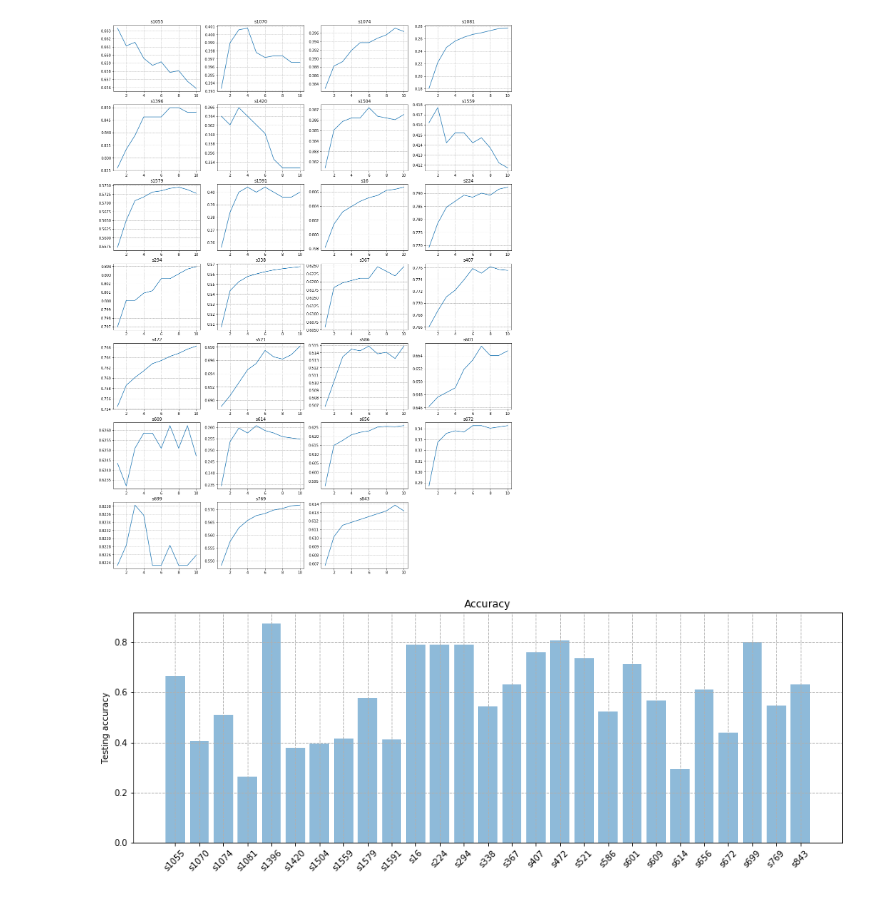
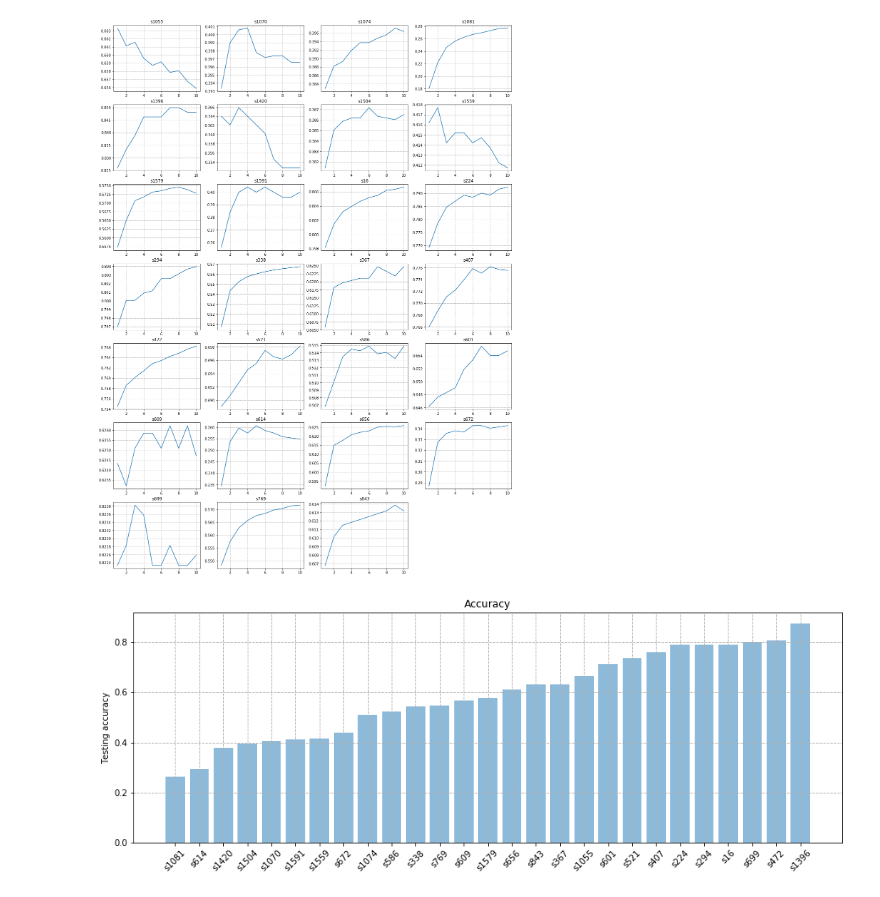
Before and after one commit to qiminchen/CoralNet, a Jupyter notebook: test_eval.ipynb, the cells around one changed output. Drawn from its saved outputs; the diff is of its cells as text; code cells hidden in the pictures.

```diff
--- a/test_eval.ipynb
+++ b/test_eval.ipynb
@@ -22,20 +22,22 @@ for i in range(len(evaluate_list)):
 # %%
 test_acc = []
 x_tick = [i.split('.')[0] for i in evaluate_list]
 for i in range(len(evaluate_list)):
     filename = '/home/qimin/Downloads/eval_all/' + evaluate_list[i]
     with open(filename, 'r') as f:
         status = json.load(f)
     test_acc.append(sum(status['acc'])/len(status['acc']))
+x = [i for i, _ in sorted(zip(test_acc, x_tick), key=lambda pair: pair[0])]
+y = [i for _, i in sorted(zip(test_acc, x_tick), key=lambda pair: pair[0])]
 plt.figure(figsize=(15, 5))
-plt.bar(list(range(len(evaluate_list))), test_acc, align='center', alpha=0.5)
-plt.xticks(list(range(len(evaluate_list))), x_tick, rotation=45)
+plt.bar(list(range(len(evaluate_list))), x, align='center', alpha=0.5)
+plt.xticks(list(range(len(evaluate_list))), y, rotation=45)
 plt.ylabel('Testing accuracy')
 plt.title('Accuracy')
 plt.grid(True, ls='--', lw=0.8)
 plt.show()
 # %% [output]
-[figure, old version]
+[figure, new version]
 # %%
 lrs = ['max-lr 0.01', 'max-lr 0.05', 'max-lr 0.1', 'max-lr 0.2', 'max-lr 0.5', 'max-lr 1.0']
 cl = ['red', 'orange', 'blue', 'olive', 'gold', 'gray']
```
Also changed, not shown: parts of 4 cells of this notebook.
